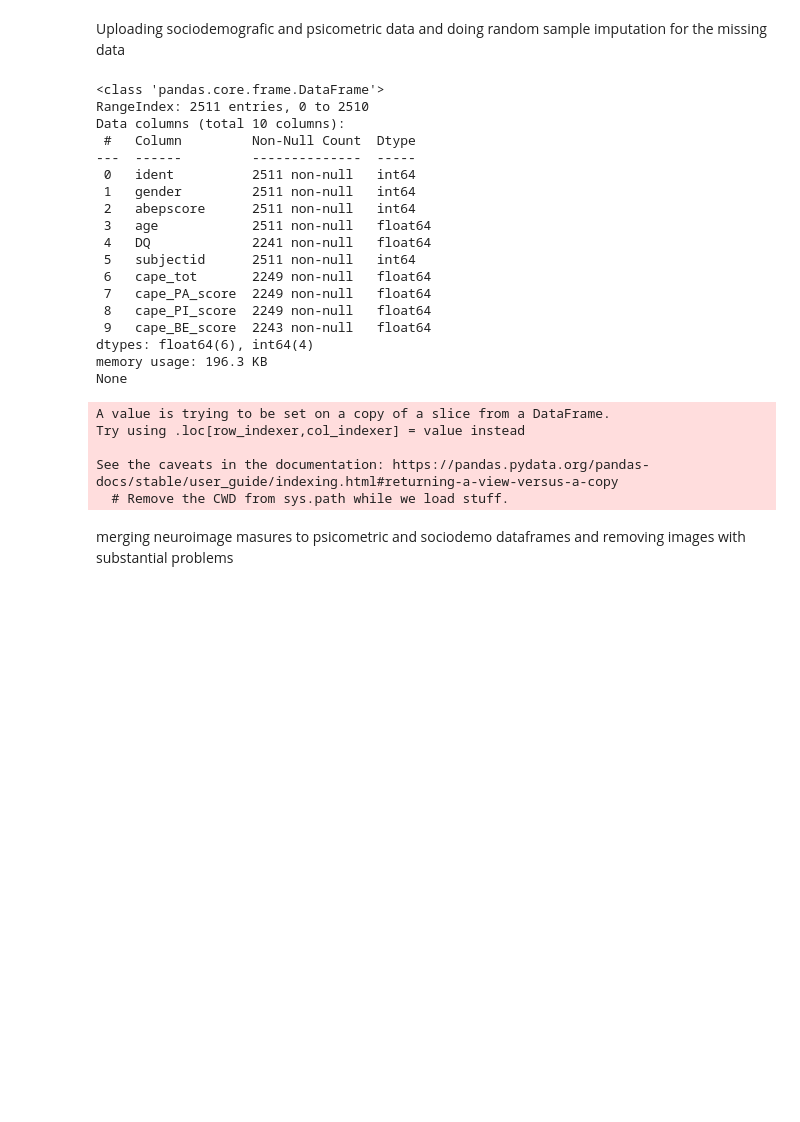
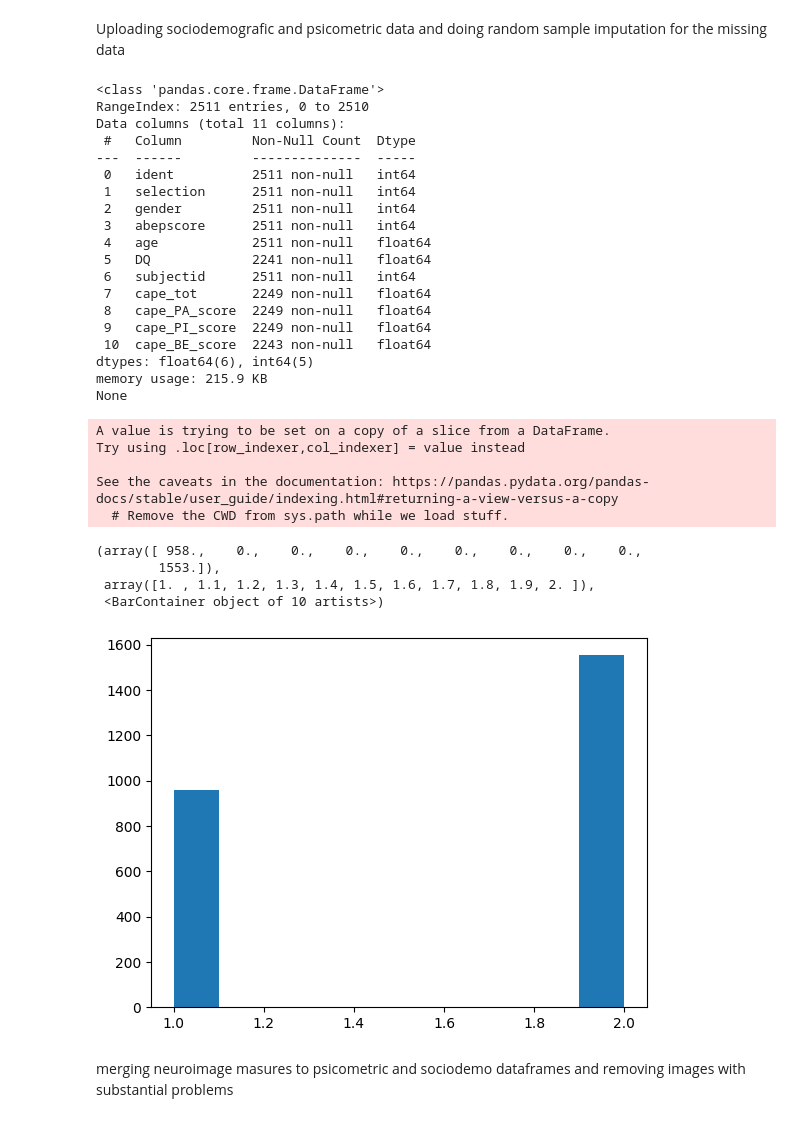
Before and after one commit to angeloodr/INPD-neuroimage-cape, a Jupyter notebook: code/organizing_dataset.ipynb, the cells around one changed output. Drawn from its saved outputs; the diff is of its cells as text; code cells hidden in the pictures; blank space fills up the shorter version.

```diff
--- a/code/organizing_dataset.ipynb
+++ b/code/organizing_dataset.ipynb
@@ -103,7 +106,7 @@ Uploading sociodemografic and psicometric data and doing random sample imputatio
 socidemo_path = os.path.join(rootdir,'fMRI_INPD_sociodemographic')
 socio_psi = pd.read_excel(os.path.join(socidemo_path,'banco_angelo.xlsx'))
 
-dados_clinicos = socio_psi[['ident', 'gender', 'abepscore', 'age', 'DQ','subjectid', 'cape_tot', 'cape_PA_score', 'cape_PI_score', 'cape_BE_score']]
+dados_clinicos = socio_psi[['ident','selection', 'gender', 'abepscore', 'age', 'DQ','subjectid', 'cape_tot', 'cape_PA_score', 'cape_PI_score', 'cape_BE_score']]
 print(dados_clinicos.info())
 
 # renaming the subject ids
@@ -113,27 +116,36 @@ dados_clinicos = dados_clinicos.rename(columns={'ident':'sub_id'})
 # %% [output]
 <class 'pandas.core.frame.DataFrame'>
 RangeIndex: 2511 entries, 0 to 2510
-Data columns (total 10 columns):
+Data columns (total 11 columns):
  #   Column         Non-Null Count  Dtype
 ---  ------         --------------  -----
  0   ident          2511 non-null   int64
- 1   gender         2511 non-null   int64
- 2   abepscore      2511 non-null   int64
- 3   age            2511 non-null   float64
- 4   DQ             2241 non-null   float64
- 5   subjectid      2511 non-null   int64
- 6   cape_tot       2249 non-null   float64
- 7   cape_PA_score  2249 non-null   float64
- 8   cape_PI_score  2249 non-null   float64
- 9   cape_BE_score  2243 non-null   float64
-dtypes: float64(6), int64(4)
-memory usage: 196.3 KB
+ 1   selection      2511 non-null   int64
+ 2   gender         2511 non-null   int64
+ 3   abepscore      2511 non-null   int64
+ 4   age            2511 non-null   float64
+ 5   DQ             2241 non-null   float64
+ 6   subjectid      2511 non-null   int64
+ 7   cape_tot       2249 non-null   float64
+ 8   cape_PA_score  2249 non-null   float64
+ 9   cape_PI_score  2249 non-null   float64
+ 10  cape_BE_score  2243 non-null   float64
+dtypes: float64(6), int64(5)
+memory usage: 215.9 KB
 None
 A value is trying to be set on a copy of a slice from a DataFrame.
 Try using .loc[row_indexer,col_indexer] = value instead
 
 See the caveats in the documentation: https://pandas.pydata.org/pandas-docs/stable/user_guide/indexing.html#returning-a-view-versus-a-copy
   # Remove the CWD from sys.path while we load stuff.
+# %%
+plt.hist(dados_clinicos['selection'])
+# %% [output]
+(array([ 958.,    0.,    0.,    0.,    0.,    0.,    0.,    0.,    0.,
+        1553.]),
+ array([1. , 1.1, 1.2, 1.3, 1.4, 1.5, 1.6, 1.7, 1.8, 1.9, 2. ]),
+ <BarContainer object of 10 artists>)
+[figure, added]
 # %% [markdown]
 merging neuroimage masures to psicometric and sociodemo dataframes and removing images with substantial problems
 # %% [markdown]
```
Also changed, not shown: parts of 11 cells of this notebook, 1 other file.
